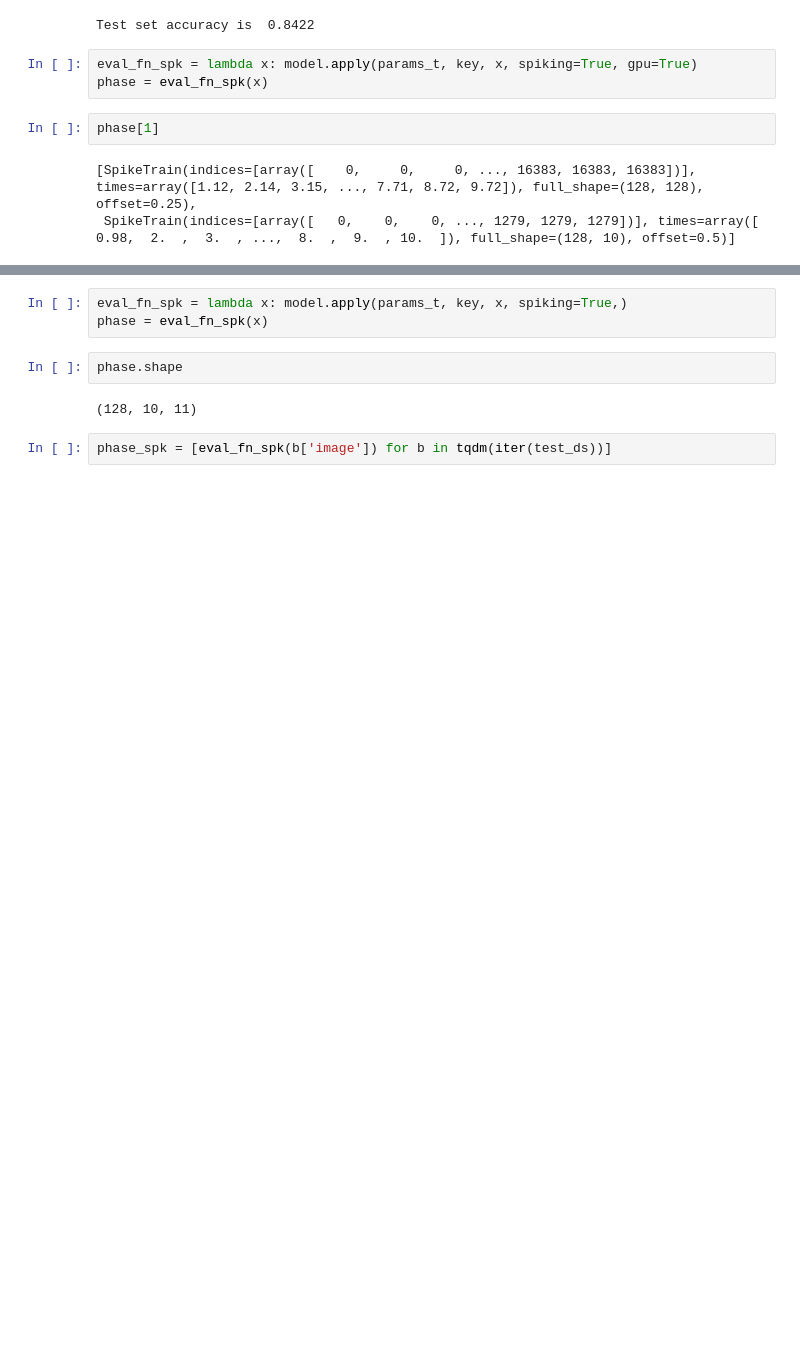
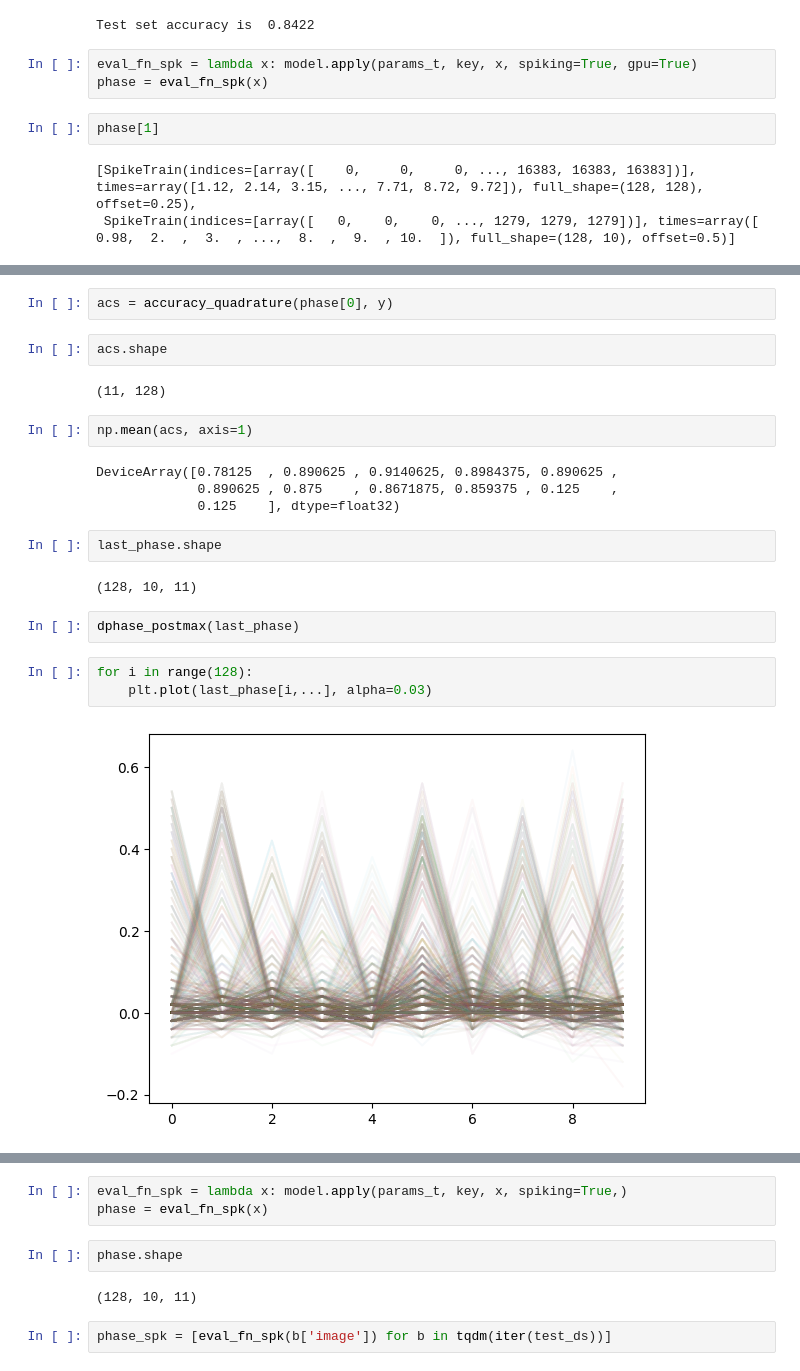
Before and after one commit to wilkieolin/phasor_jax, a Jupyter notebook: fashion test mlp.ipynb, the cells around one changed output, grey strips where cells are left out. Saved outputs shown, nothing was run; the diff lists cells and outputs as text; blank space fills up the shorter version.

```diff
--- a/fashion test mlp.ipynb
+++ b/fashion test mlp.ipynb
@@ -239,0 +220,23 @@ ValueError: axis 2 is out of bounds for array of dimension 2
+# %%
+acs = accuracy_quadrature(phase[0], y)
+# %%
+acs.shape
+# %% [output]
+(11, 128)
+# %%
+np.mean(acs, axis=1)
+# %% [output]
+DeviceArray([0.78125  , 0.890625 , 0.9140625, 0.8984375, 0.890625 ,
+             0.890625 , 0.875    , 0.8671875, 0.859375 , 0.125    ,
+             0.125    ], dtype=float32)
+# %%
+last_phase.shape
+# %% [output]
+(128, 10, 11)
+# %%
+dphase_postmax(last_phase)
+# %%
+for i in range(128):
+    plt.plot(last_phase[i,...], alpha=0.03)
+# %% [output]
+[figure, added]
```
Also changed, not shown: parts of 18 cells of this notebook, 2 other files.
